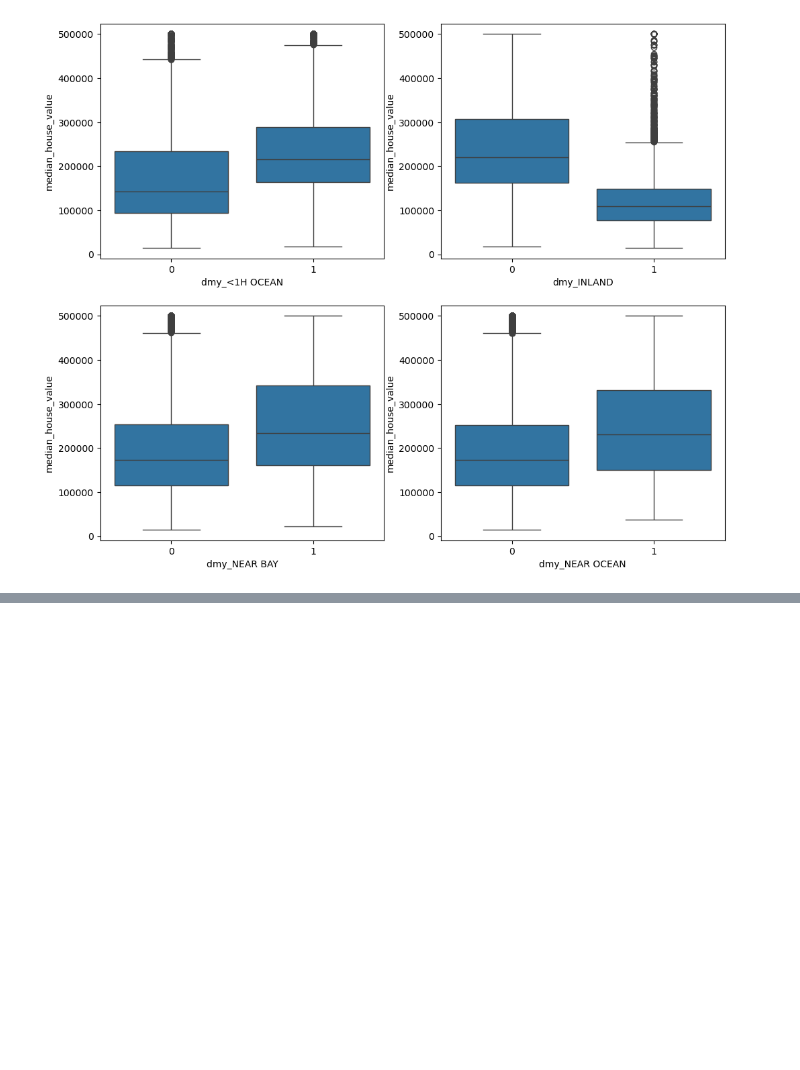
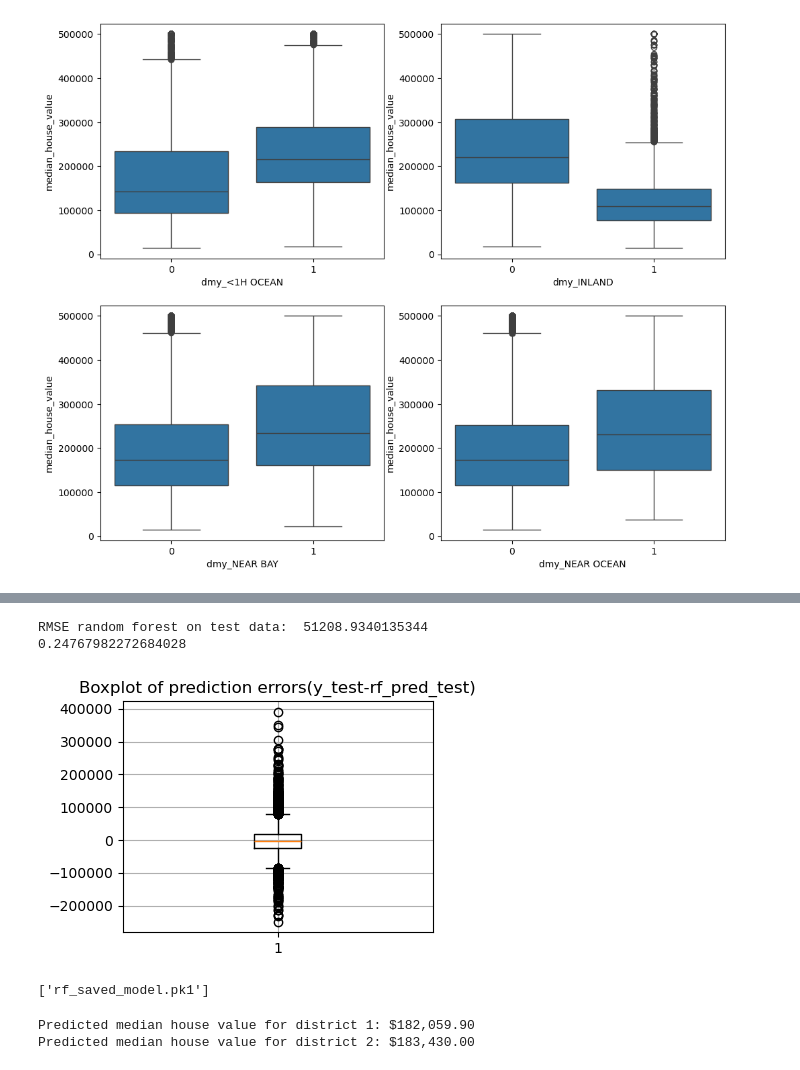
Before and after one commit to Hiba-Khaleel/california-housing-ML, a Jupyter notebook: california-housing.ipynb, the cells around one changed output, grey strips where cells are left out. Saved outputs shown, nothing was run; the diff lists cells and outputs as text; code cells hidden in the pictures; blank space fills up the shorter version.

```diff
--- a/california-housing.ipynb
+++ b/california-housing.ipynb
@@ -211,0 +318,54 @@ sns.boxplot(data=train,x='dmy_NEAR OCEAN',y='median_house_value',ax=axes[1,1])
+# %%
+rf_pred_test=best_rf.predict(X_test)
+rmse_test=root_mean_squared_error(y_test,rf_pred_test)
+print('RMSE random forest on test data: ',rmse_test)
+print(rmse_test/np.mean(y_test))
+# %% [output]
+RMSE random forest on test data:  51208.9340135344
+0.24767982272684028
+# %%
+#box ploting error
+errors=y_test -rf_pred_test
+
+plt.figure(figsize=(4,3))
+plt.boxplot(errors)
+plt.title('Boxplot of prediction errors(y_test-rf_pred_test)')
+plt.grid(True)
+# %% [output]
+[figure, added]
+# %%
+import joblib
+X_full=housing.drop(columns=['median_house_value'])
+y_full=housing['median_house_value']
+
+saved_model=RandomForestRegressor(**best_params)
+saved_model.fit(X_full,y_full)
+
+joblib.dump(saved_model,'rf_saved_model.pk1')
+# %% [output]
+['rf_saved_model.pk1']
+# %%
+# predicting house value for 2 districts
+
+new_districts = pd.DataFrame({
+    'longitude': [-118.30, -117.85],
+    'latitude': [34.20, 33.90],
+    'housing_median_age': [35.0, 20.0],
+    'total_rooms': [880.0, 1200.0],
+    'total_bedrooms': [200.0, 300.0],
+    'population': [500.0, 750.0],
+    'households': [220.0, 280.0],
+    'median_income': [4.2, 5.1],
+    'dmy_<1H OCEAN': [0, 1],
+    'dmy_INLAND': [1, 0],
+    'dmy_NEAR BAY': [0, 0],
+    'dmy_NEAR OCEAN': [0, 0]
+})
+
+predicted_values = saved_model.predict(new_districts)
+
+for i, value in enumerate(predicted_values, start=1):
+    print(f"Predicted median house value for district {i}: ${value:,.2f}")
+# %% [output]
+Predicted median house value for district 1: $182,059.90
+Predicted median house value for district 2: $183,430.00
```
Also changed, not shown: parts of 9 cells of this notebook, 1 other file.
